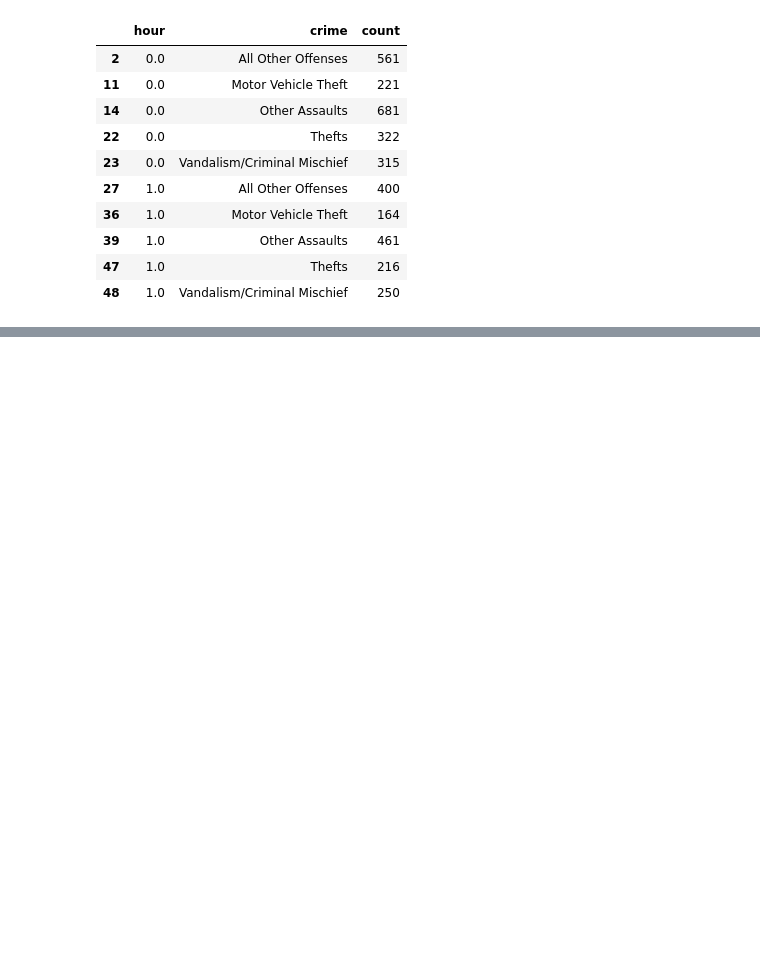
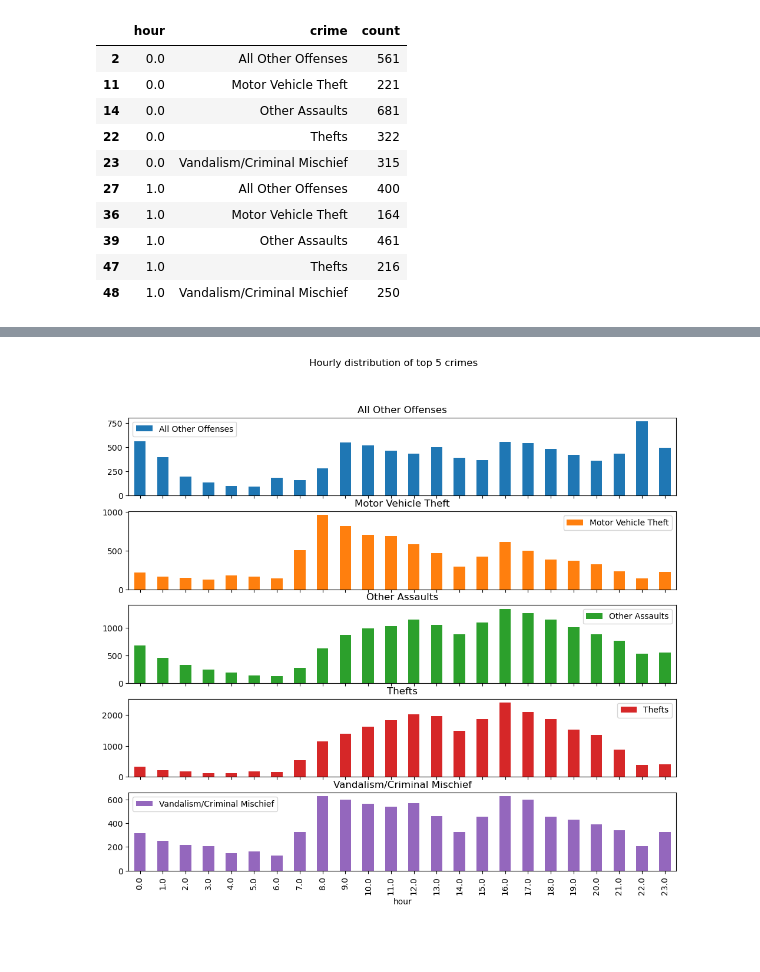
Before and after one commit to musa-550-fall-2024/Additional-Exercises, a Jupyter notebook: 2_data_cleaning_and_analysis.ipynb, the cells around one changed output, grey strips where cells are left out. Drawn from its saved outputs; the diff is of its cells as text; code cells hidden in the pictures; blank space fills up the shorter version.

```diff
--- a/2_data_cleaning_and_analysis.ipynb
+++ b/2_data_cleaning_and_analysis.ipynb
@@ -317,2 +339,14 @@ plt.show()
+# %%
+# Specify the x and y columns
+ax = hour_crime_pivot.plot(
+    kind='bar',
+    x='hour',  # Assuming 'hour' is the column representing the x-axis
+    y=hour_crime_pivot.columns.difference(['hour']),  # Plot all columns except 'hour'
+    subplots=True,  # Ensure there's no subplot created for 'hour'
+    figsize=(12, 10),
+    title='Hourly distribution of top 5 crimes'
+)
+# %% [output]
+[figure, added]
 # %% [markdown]
 #
```
Also changed, not shown: parts of 13 cells of this notebook, 5 other files.
